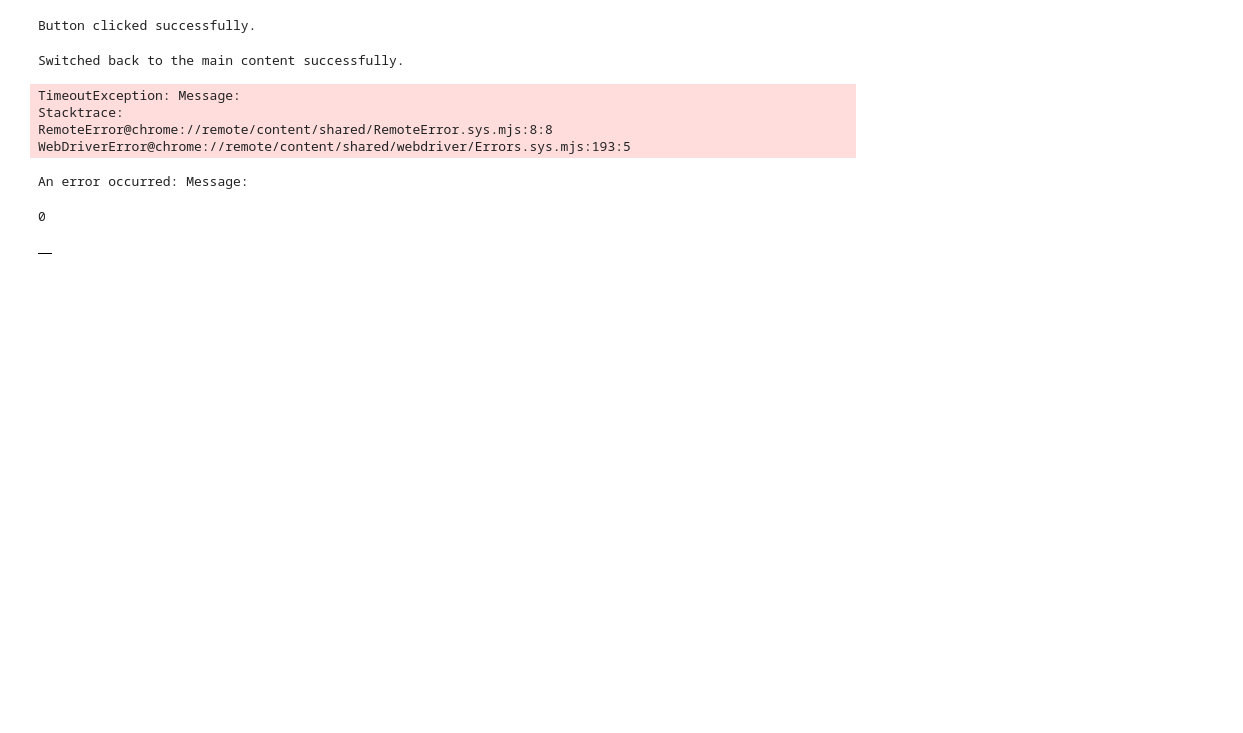
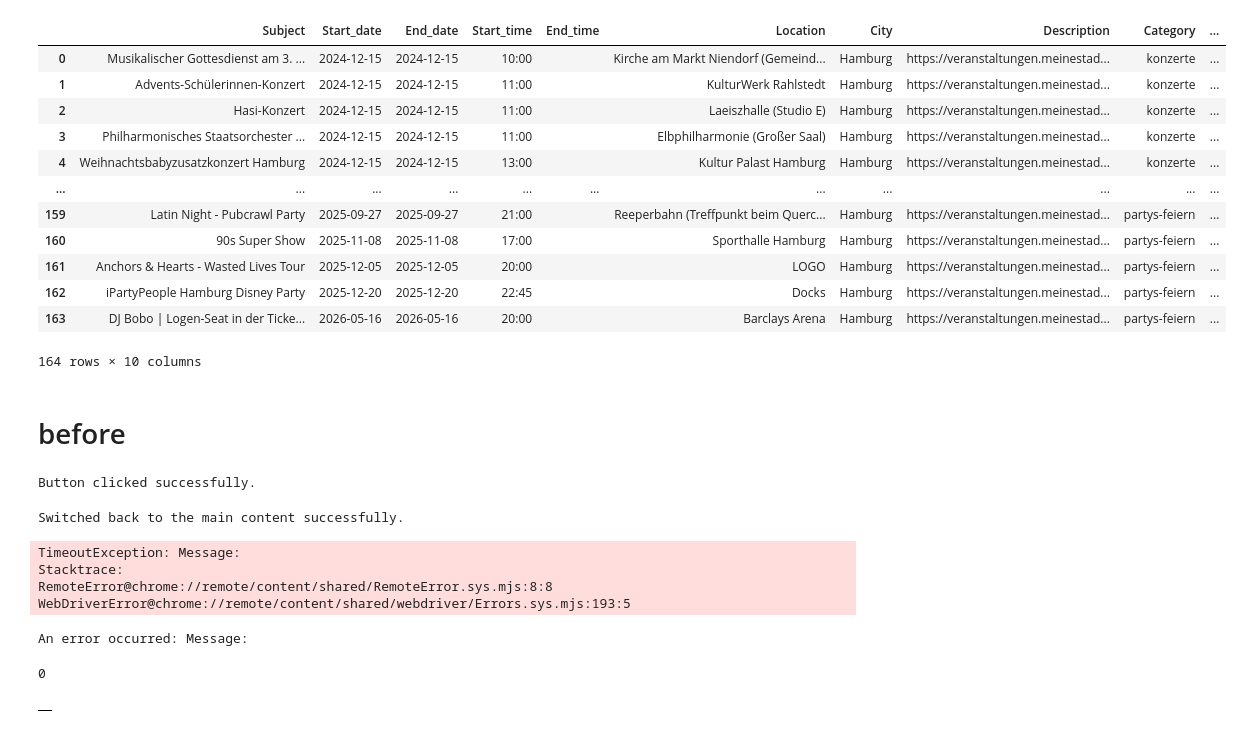
Before and after one commit to heansuh/Event-Calendar, a Jupyter notebook: scrapers/meine_stadt.ipynb, the cells around one changed output. Saved outputs shown, nothing was run; the diff lists cells and outputs as text; code cells hidden in the pictures; blank space fills up the shorter version.

```diff
--- a/scrapers/meine_stadt.ipynb
+++ b/scrapers/meine_stadt.ipynb
@@ -9,3 +9,6 @@ from selenium.webdriver.support import expected_conditions as EC
 import pandas as pd
 from datetime import datetime
 import time
+# %%
+df = pd.read_csv("Meine_Stadt_Test.csv")
+df
@@ -12,3 +96,21 @@ import time
+# %%
+preprocess_meine_stadt(df)
+# %% [output]
+|  | Subject | Start_date | End_date | Start_time | End_time | Location | City | Description | Category | ... |
+| 0 | Musikalischer Gottesdienst am 3. ... | 2024-12-15 | 2024-12-15 | 10:00 |  | Kirche am Markt Niendorf (Gemeind... | Hamburg | https://veranstaltungen.meinestad... | konzerte | ... |
+| 1 | Advents-Schülerinnen-Konzert | 2024-12-15 | 2024-12-15 | 11:00 |  | KulturWerk Rahlstedt | Hamburg | https://veranstaltungen.meinestad... | konzerte | ... |
+| 2 | Hasi-Konzert | 2024-12-15 | 2024-12-15 | 11:00 |  | Laeiszhalle (Studio E) | Hamburg | https://veranstaltungen.meinestad... | konzerte | ... |
+| 3 | Philharmonisches Staatsorchester ... | 2024-12-15 | 2024-12-15 | 11:00 |  | Elbphilharmonie (Großer Saal) | Hamburg | https://veranstaltungen.meinestad... | konzerte | ... |
+| 4 | Weihnachtsbabyzusatzkonzert Hamburg | 2024-12-15 | 2024-12-15 | 13:00 |  | Kultur Palast Hamburg | Hamburg | https://veranstaltungen.meinestad... | konzerte | ... |
+| ... | ... | ... | ... | ... | ... | ... | ... | ... | ... | ... |
+| 159 | Latin Night - Pubcrawl Party | 2025-09-27 | 2025-09-27 | 21:00 |  | Reeperbahn (Treffpunkt beim Querc... | Hamburg | https://veranstaltungen.meinestad... | partys-feiern | ... |
+| 160 | 90s Super Show | 2025-11-08 | 2025-11-08 | 17:00 |  | Sporthalle Hamburg | Hamburg | https://veranstaltungen.meinestad... | partys-feiern | ... |
+| 161 | Anchors & Hearts - Wasted Lives Tour | 2025-12-05 | 2025-12-05 | 20:00 |  | LOGO | Hamburg | https://veranstaltungen.meinestad... | partys-feiern | ... |
+| 162 | iPartyPeople Hamburg Disney Party | 2025-12-20 | 2025-12-20 | 22:45 |  | Docks | Hamburg | https://veranstaltungen.meinestad... | partys-feiern | ... |
+| 163 | DJ Bobo | Logen-Seat in der Ticke... | 2026-05-16 | 2026-05-16 | 20:00 |  | Barclays Arena | Hamburg | https://veranstaltungen.meinestad... | partys-feiern | ... |
+164 rows × 10 columns
+# %% [markdown]
+# before
 # %%
 urls = [
     "https://veranstaltungen.meinestadt.de/hamburg/konzerte/alle",
```
Also changed, not shown: parts of 2 cells of this notebook, 2 other files.
